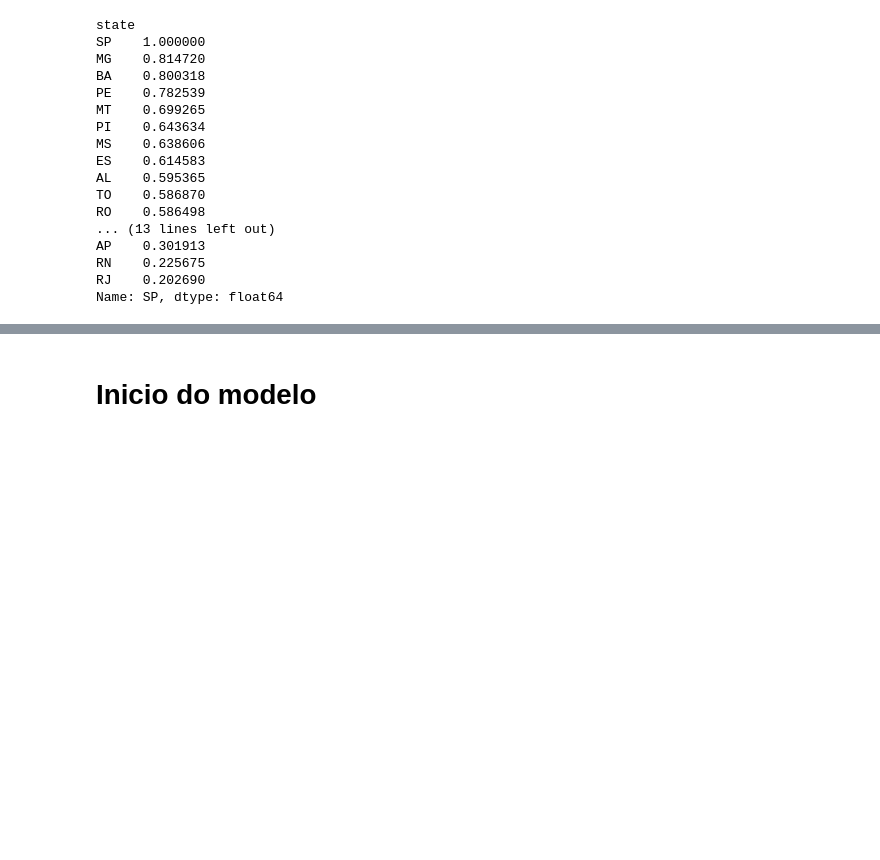
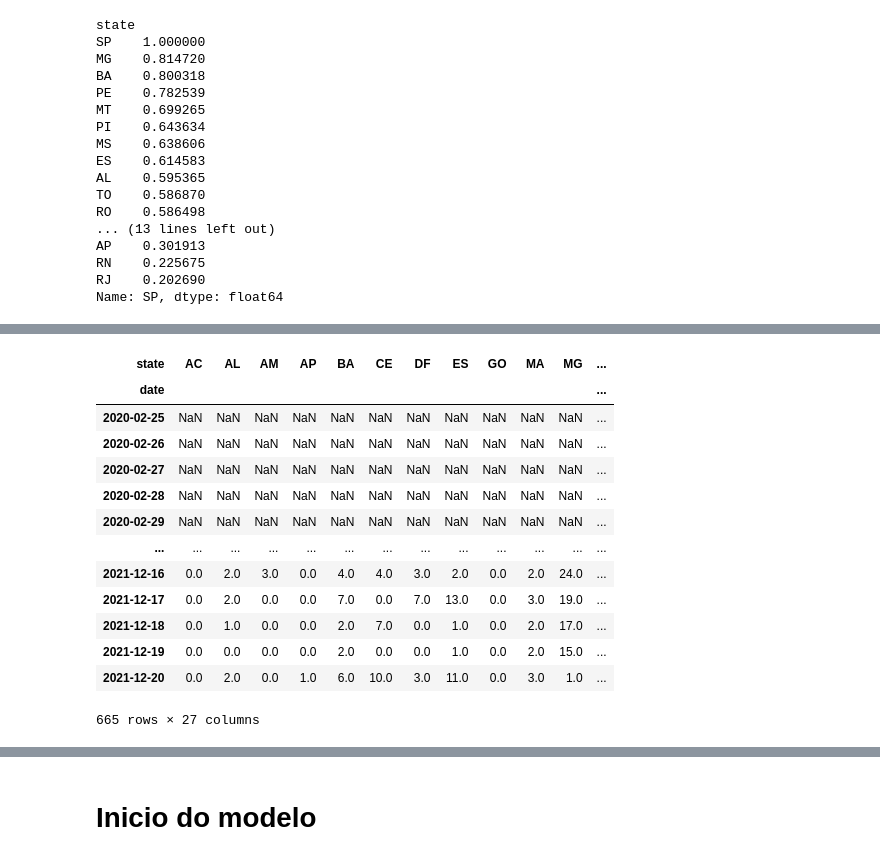
Before and after one commit to rodrigodemend/Previsao_Covid, a Jupyter notebook: Notebooks/Importação_e_Limpeza_dos_dados_de_Covid_19.ipynb, the cells around one changed output, grey strips where cells are left out. Cells and saved outputs as stored; diff of their text form; code cells hidden in the pictures; blank space fills up the shorter version.

```diff
--- a/Notebooks/Importação_e_Limpeza_dos_dados_de_Covid_19.ipynb
+++ b/Notebooks/Importação_e_Limpeza_dos_dados_de_Covid_19.ipynb
@@ -237,3 +237,22 @@ data_new_confirmed.corr()
 | SE | 0.439940 | 0.661668 | 0.339933 | 0.353565 | 0.638056 | 0.476731 | 0.472217 | 0.584342 | 0.204832 | 0.358150 | 0.526061 | ... |
 | SP | 0.499829 | 0.595365 | 0.449511 | 0.301913 | 0.800318 | 0.490710 | 0.412111 | 0.614583 | 0.419069 | 0.466676 | 0.814720 | ... |
 | TO | 0.441347 | 0.506761 | 0.281113 | 0.315745 | 0.628734 | 0.415232 | 0.587795 | 0.569098 | 0.675237 | 0.442622 | 0.553575 | ... |
+# %%
+data_new_deaths = data.pivot_table(index=['date'], columns=['state'], values=['new_deaths'])
+data_new_deaths.columns = data_new_deaths.columns.droplevel()
+data_new_deaths
+# %% [output]
+| state | AC | AL | AM | AP | BA | CE | DF | ES | GO | MA | MG | ... |
+| date |  |  |  |  |  |  |  |  |  |  |  | ... |
+| 2020-02-25 | NaN | NaN | NaN | NaN | NaN | NaN | NaN | NaN | NaN | NaN | NaN | ... |
+| 2020-02-26 | NaN | NaN | NaN | NaN | NaN | NaN | NaN | NaN | NaN | NaN | NaN | ... |
+| 2020-02-27 | NaN | NaN | NaN | NaN | NaN | NaN | NaN | NaN | NaN | NaN | NaN | ... |
+| 2020-02-28 | NaN | NaN | NaN | NaN | NaN | NaN | NaN | NaN | NaN | NaN | NaN | ... |
+| 2020-02-29 | NaN | NaN | NaN | NaN | NaN | NaN | NaN | NaN | NaN | NaN | NaN | ... |
+| ... | ... | ... | ... | ... | ... | ... | ... | ... | ... | ... | ... | ... |
+| 2021-12-16 | 0.0 | 2.0 | 3.0 | 0.0 | 4.0 | 4.0 | 3.0 | 2.0 | 0.0 | 2.0 | 24.0 | ... |
+| 2021-12-17 | 0.0 | 2.0 | 0.0 | 0.0 | 7.0 | 0.0 | 7.0 | 13.0 | 0.0 | 3.0 | 19.0 | ... |
+| 2021-12-18 | 0.0 | 1.0 | 0.0 | 0.0 | 2.0 | 7.0 | 0.0 | 1.0 | 0.0 | 2.0 | 17.0 | ... |
+| 2021-12-19 | 0.0 | 0.0 | 0.0 | 0.0 | 2.0 | 0.0 | 0.0 | 1.0 | 0.0 | 2.0 | 15.0 | ... |
+| 2021-12-20 | 0.0 | 2.0 | 0.0 | 1.0 | 6.0 | 10.0 | 3.0 | 11.0 | 0.0 | 3.0 | 1.0 | ... |
+665 rows × 27 columns
```
Also changed, not shown: parts of 13 cells of this notebook.
